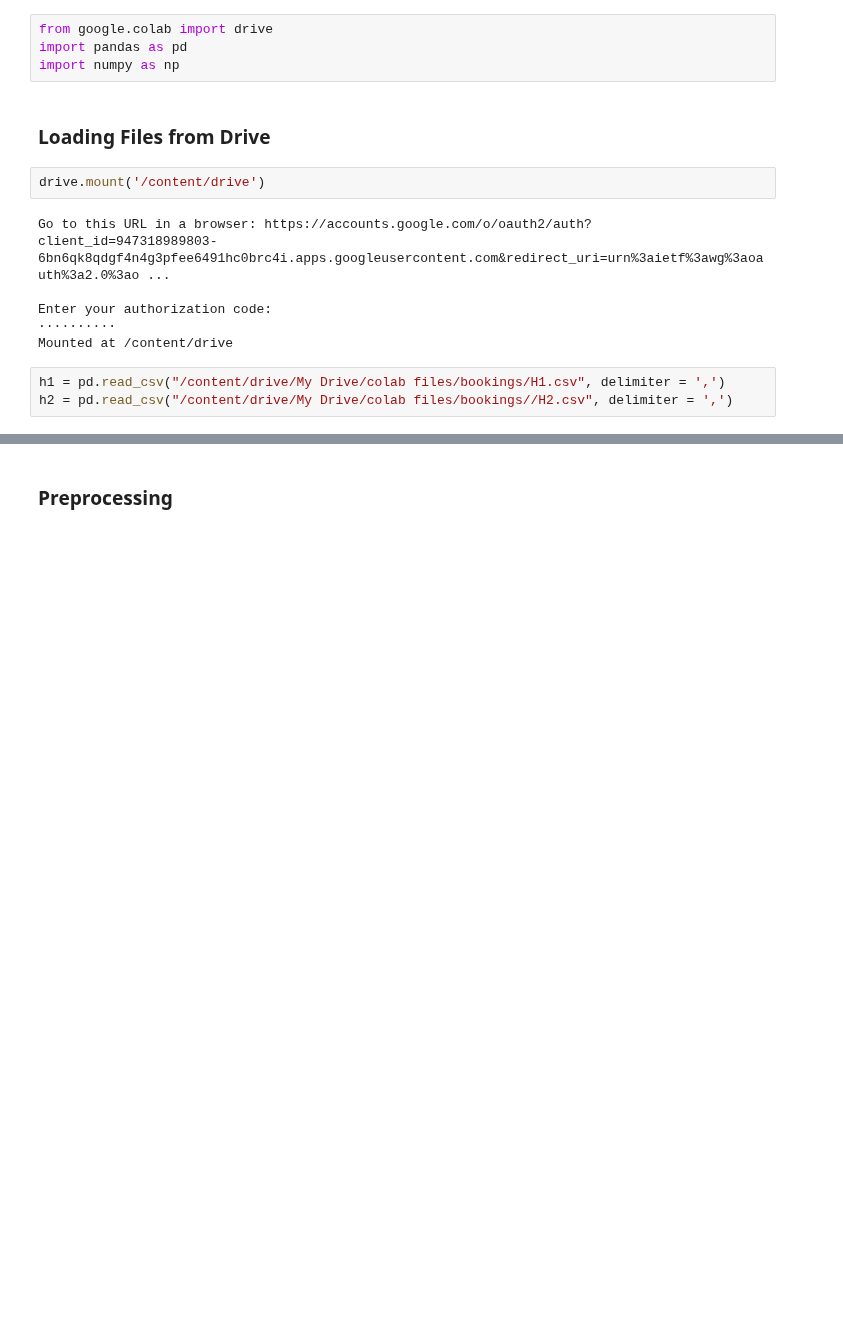
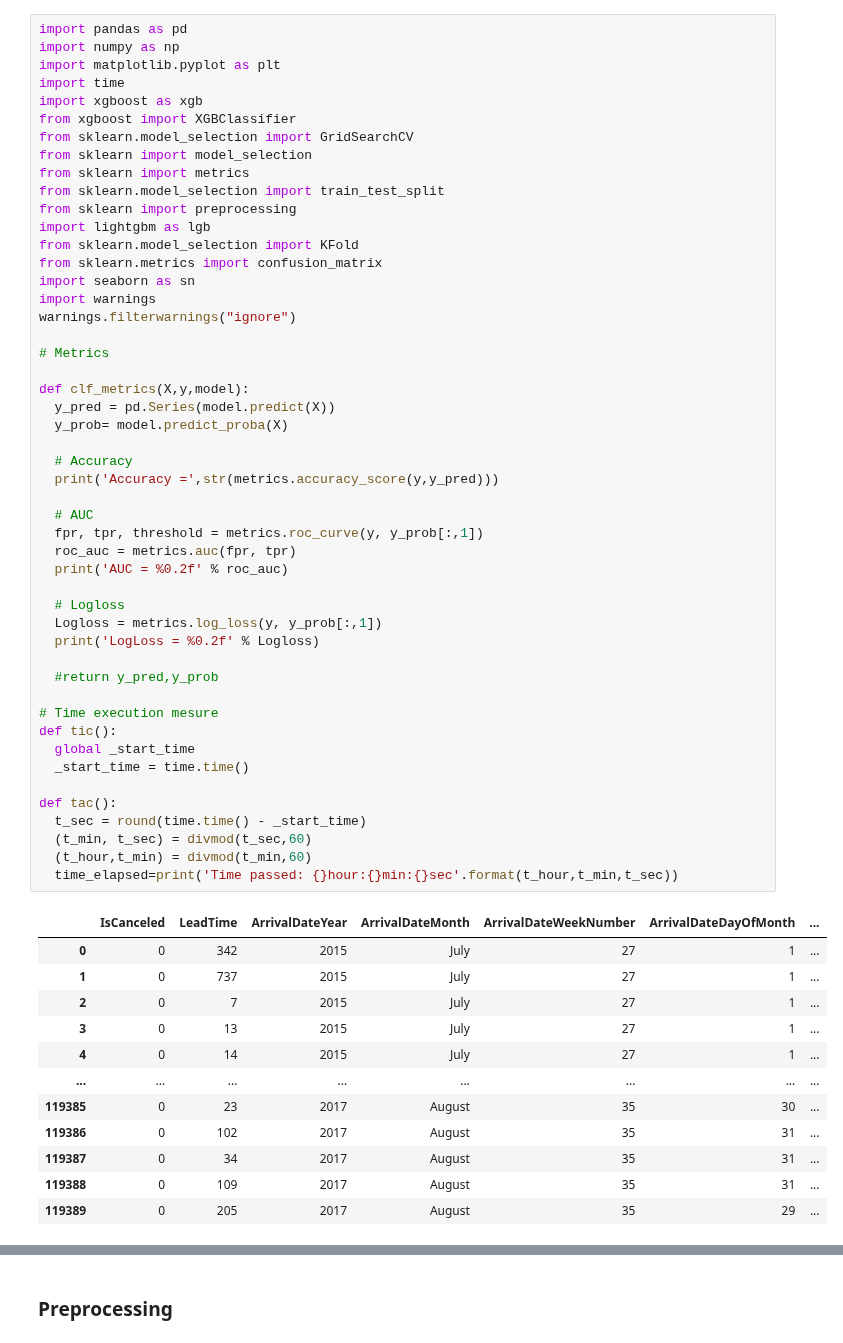
Before and after one commit to alejandromanas/GoogleColab_public, a Jupyter notebook: bookings/code/bookings.ipynb, the cells around one changed output, grey strips where cells are left out. Cells and saved outputs as stored; diff of their text form; blank space fills up the shorter version.

```diff
--- a/bookings/code/bookings.ipynb
+++ b/bookings/code/bookings.ipynb
@@ -7,17 +42,62 @@
-# %%
-from google.colab import drive
-import pandas as pd
-import numpy as np
-# %% [markdown]
-### Loading Files from Drive
-# %%
-drive.mount('/content/drive')
-# %% [output]
-Go to this URL in a browser: https://accounts.google.com/o/oauth2/auth?client_id=947318989803-6bn6qk8qdgf4n4g3pfee6491hc0brc4i.apps.googleusercontent.com&redirect_uri=urn%3aietf%3awg%3aoauth%3a2.0%3ao ...
-
-Enter your authorization code:
-··········
-Mounted at /content/drive
-# %%
-h1 = pd.read_csv("/content/drive/My Drive/colab files/bookings/H1.csv", delimiter = ',')
-h2 = pd.read_csv("/content/drive/My Drive/colab files/bookings//H2.csv", delimiter = ',')
+# %%
+import pandas as pd
+import numpy as np
+import matplotlib.pyplot as plt
+import time
+import xgboost as xgb
+from xgboost import XGBClassifier
+from sklearn.model_selection import GridSearchCV
+from sklearn import model_selection
+from sklearn import metrics
+from sklearn.model_selection import train_test_split
+from sklearn import preprocessing
+import lightgbm as lgb
+from sklearn.model_selection import KFold
+from sklearn.metrics import confusion_matrix
+import seaborn as sn
+import warnings
+warnings.filterwarnings("ignore")
+
+# Metrics
+
+def clf_metrics(X,y,model):
+  y_pred = pd.Series(model.predict(X))
+  y_prob= model.predict_proba(X)
+
+  # Accuracy
+  print('Accuracy =',str(metrics.accuracy_score(y,y_pred)))
+
+  # AUC
+  fpr, tpr, threshold = metrics.roc_curve(y, y_prob[:,1])
+  roc_auc = metrics.auc(fpr, tpr)
+  print('AUC = %0.2f' % roc_auc)
+
+  # Logloss
+  Logloss = metrics.log_loss(y, y_prob[:,1])
+  print('LogLoss = %0.2f' % Logloss)
+
+  #return y_pred,y_prob
+
+# Time execution mesure
+def tic():
+  global _start_time
+  _start_time = time.time()
+
+def tac():
+  t_sec = round(time.time() - _start_time)
+  (t_min, t_sec) = divmod(t_sec,60)
+  (t_hour,t_min) = divmod(t_min,60)
+  time_elapsed=print('Time passed: {}hour:{}min:{}sec'.format(t_hour,t_min,t_sec))
+# %% [output]
+|  | IsCanceled | LeadTime | ArrivalDateYear | ArrivalDateMonth | ArrivalDateWeekNumber | ArrivalDateDayOfMonth | ... |
+| 0 | 0 | 342 | 2015 | July | 27 | 1 | ... |
+| 1 | 0 | 737 | 2015 | July | 27 | 1 | ... |
+| 2 | 0 | 7 | 2015 | July | 27 | 1 | ... |
+| 3 | 0 | 13 | 2015 | July | 27 | 1 | ... |
+| 4 | 0 | 14 | 2015 | July | 27 | 1 | ... |
+| ... | ... | ... | ... | ... | ... | ... | ... |
+| 119385 | 0 | 23 | 2017 | August | 35 | 30 | ... |
+| 119386 | 0 | 102 | 2017 | August | 35 | 31 | ... |
+| 119387 | 0 | 34 | 2017 | August | 35 | 31 | ... |
+| 119388 | 0 | 109 | 2017 | August | 35 | 31 | ... |
+| 119389 | 0 | 205 | 2017 | August | 35 | 29 | ... |
```
Also changed, not shown: parts of 22 cells of this notebook.
